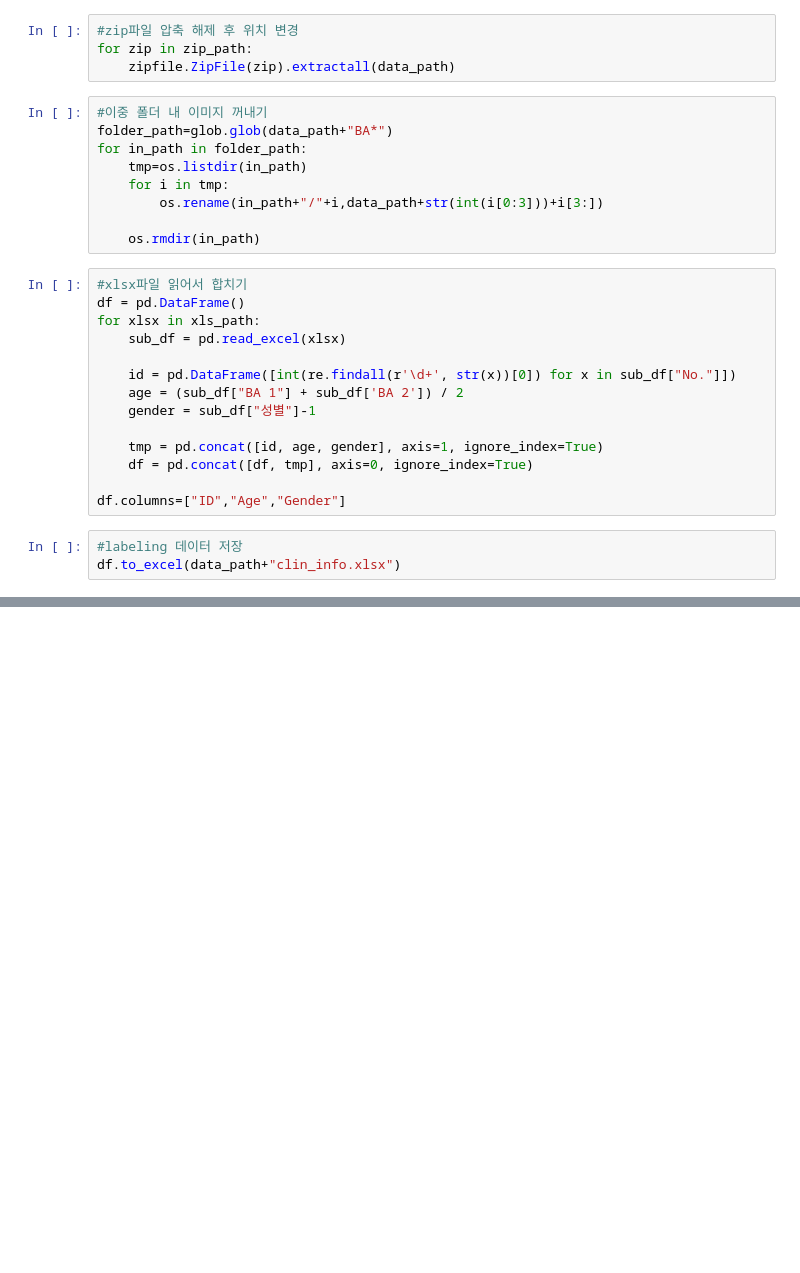
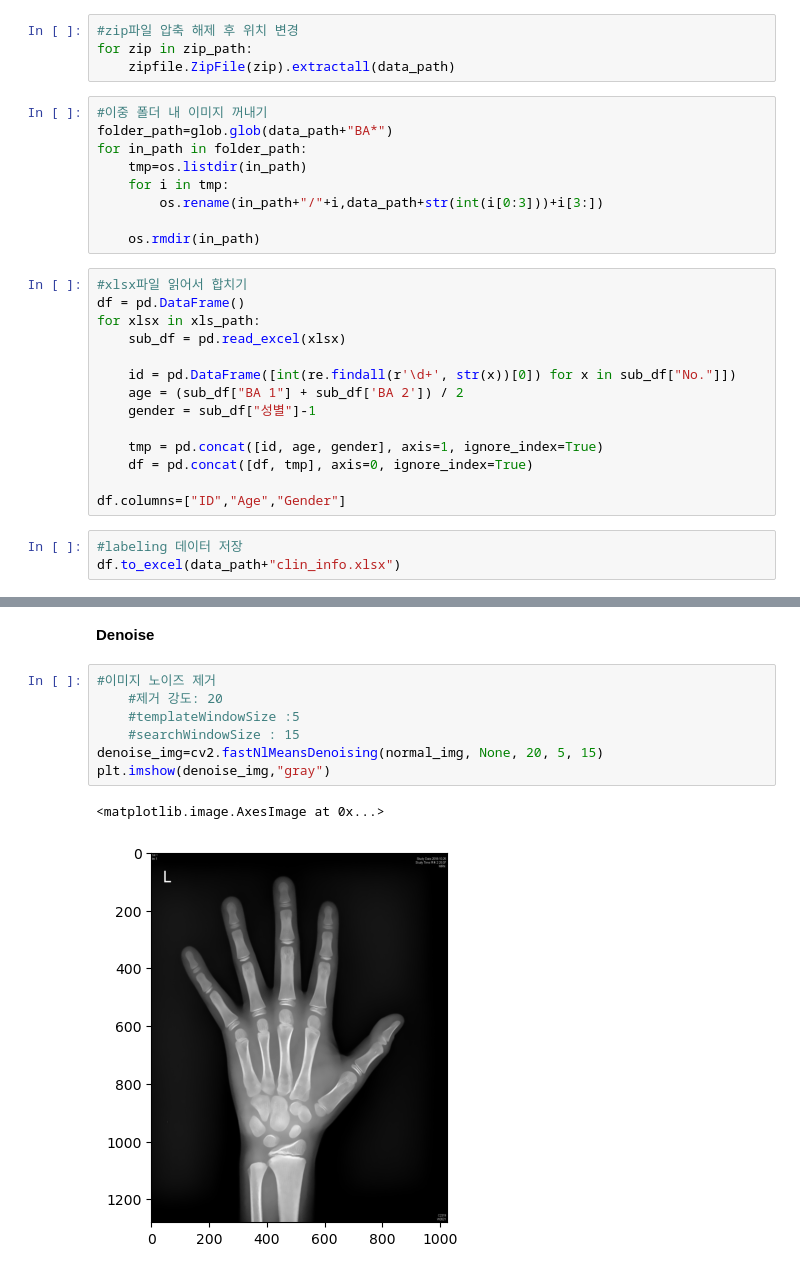
Before and after one commit to Junoflows/BoneAge_Project, a Jupyter notebook: practice.ipynb, the cells around one changed output, grey strips where cells are left out. Saved outputs shown, nothing was run; the diff lists cells and outputs as text; blank space fills up the shorter version.

```diff
--- a/practice.ipynb
+++ b/practice.ipynb
@@ -55,0 +94,12 @@ img.shape #shape 확인
+# %% [markdown]
+__Denoise__
+# %%
+#이미지 노이즈 제거
+    #제거 강도: 20
+    #templateWindowSize :5
+    #searchWindowSize : 15
+denoise_img=cv2.fastNlMeansDenoising(normal_img, None, 20, 5, 15)
+plt.imshow(denoise_img,"gray")
+# %% [output]
+<matplotlib.image.AxesImage at 0x...>
+[figure, added]
```
Also changed, not shown: parts of 14 cells of this notebook.
